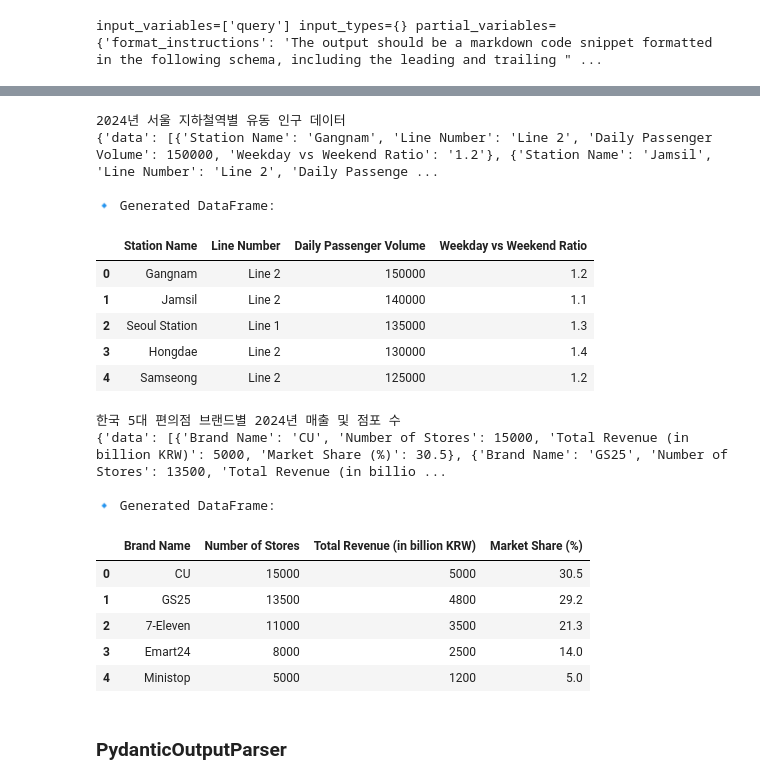
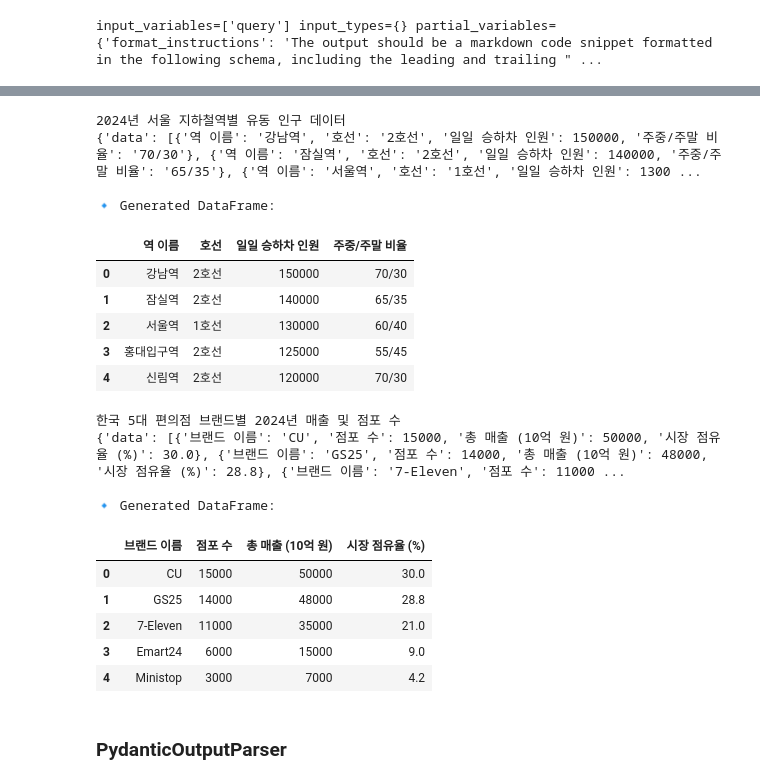
Before and after one commit to ikh0120/llm_langChain_app, a Jupyter notebook: groq_llm연동_OuptutParser.ipynb, the cells around one changed output, grey strips where cells are left out. Saved outputs shown, nothing was run; the diff lists cells and outputs as text; code cells hidden in the pictures.

```diff
--- a/groq_llm연동_OuptutParser.ipynb
+++ b/groq_llm연동_OuptutParser.ipynb
@@ -182,13 +211,14 @@ model = ChatOpenAI(temperature=0, model_name="gpt-4o")
 # 프롬프트 템플릿 설정
 prompt = PromptTemplate(
     template="""
-    You are a helpful assistant that interacts with a Pandas DataFrame.
-    The DataFrame contains the following columns: {columns}.
+    당신은 Pandas DataFrame과 상호작용하는 유용한 AI 비서입니다.
+    이 DataFrame은 다음 컬럼들을 포함합니다: {columns}.
 
-    Your task is to answer the user's query by generating a command in the following format:
+    당신의 임무는 사용자의 질의에 대해 다음 형식으로 명령어를 생성하여 답변하는 것입니다:
+    꼭 한글의 입력을 받았을 때 영어로 번역해서 질문을 받아주세요.
     {format_instructions}
 
-    User Query: {query}
+    사용자 질의: {query}
     """,
     input_variables=["query"],
     partial_variables={
@@ -201,7 +231,6 @@ print(prompt.partial_variables['columns'])
 # %% [output]
 Survived, Pclass, Name, Sex, Age, Siblings/Spouses Aboard, Parents/Children Aboard, Fare
 # %%
-# 계속 오류 생김김
 # 체인 생성
 chain = prompt | model | parser
 
@@ -209,7 +238,7 @@ chain = prompt | model | parser
 try:
     # **Name 열을 표시하십시오.**
     print('Name 컬럼 출력')
-    df_query = "Show the Name column"
+    df_query = "Name 컬럼을 보여주세요. "
 
     parser_output = chain.invoke({"query": df_query})
     print(type(parser_output))
@@ -217,7 +246,7 @@ try:
 
     # **첫번째 행을 표시하십시오.**
     print('첫번째 행 출력')
-    df_query2 = "Show first row"
+    df_query2 = "첫 번째 행을 보여주세요. "
 
     parser_output2 = chain.invoke({"query": df_query2})
     print(parser_output2)
@@ -259,27 +287,33 @@ model = ChatOpenAI(temperature=0, model_name="gpt-4o")
 
 # 응답 스키마 정의 {data: [{}, {}, {}] }
 response_schemas = [
-    ResponseSchema(name="data", description="A list of dictionaries representing table rows."),
+    ResponseSchema(name="data", description="테이블의 행을 나타내는 딕셔너리들의 목록입니다."),
 ]
-
 # Output Parser 설정
 parser = StructuredOutputParser.from_response_schemas(response_schemas)
 
+# print(parser)
+# print()
+# print(parser.get_format_instructions())
+# print()
 # 프롬프트 템플릿 설정
 prompt = PromptTemplate(
     template="""
-    You are an AI assistant that generates tabular data.
-    You must return the data in JSON format that follows this schema:
+    당신은 테이블 형태의 데이터를 생성하는 AI 비서입니다.
+    데이터는 반드시 다음 스키마를 따르는 JSON 형식으로 반환되어야 합니다:
 
     {format_instructions}
 
-    **User Query:**
+    **사용자 질의:**
     {query}
     """,
     input_variables=["query"],
     partial_variables={"format_instructions": parser.get_format_instructions()},
 )
 print(prompt)
+# print()
+# print(parser.get_format_instructions())
+# print()
 # %% [output]
 input_variables=['query'] input_types={} partial_variables={'format_instructions': 'The output should be a markdown code snippet formatted in the following schema, including the leading and trailing " ...
 # %%
@@ -330,42 +367,43 @@ df_seoul_housing
 # %%
 # [예제 2] 2024년 서울 지하철역별 유동 인구 데이터
 print('2024년 서울 지하철역별 유동 인구 데이터')
 df_seoul_subway = generate_dataframe(
-    "Generate a dataset of the top 10 busiest subway stations in Seoul in 2024 with columns: Station Name, Line Number, Daily Passenger Volume, and Weekday vs Weekend Ratio."
+    "2024년 서울에서 가장 붐비는 지하철역 상위 10곳에 대한 데이터셋을 생성해줘. \
+    컬럼은 역 이름, 호선, 일일 승하차 인원, 주중/주말 비율로 구성해줘."
 )
 if df_seoul_subway is not None:
     # print(df_seoul_subway.shape)
     df_seoul_subway.head()
 df_seoul_subway.head()
 # %% [output]
 2024년 서울 지하철역별 유동 인구 데이터
-{'data': [{'Station Name': 'Gangnam', 'Line Number': 'Line 2', 'Daily Passenger Volume': 150000, 'Weekday vs Weekend Ratio': '1.2'}, {'Station Name': 'Jamsil', 'Line Number': 'Line 2', 'Daily Passenge ...
+{'data': [{'역 이름': '강남역', '호선': '2호선', '일일 승하차 인원': 150000, '주중/주말 비율': '70/30'}, {'역 이름': '잠실역', '호선': '2호선', '일일 승하차 인원': 140000, '주중/주말 비율': '65/35'}, {'역 이름': '서울역', '호선': '1호선', '일일 승하차 인원': 1300 ...
 
 🔹 Generated DataFrame:
-|  | Station Name | Line Number | Daily Passenger Volume | Weekday vs Weekend Ratio |
-| 0 | Gangnam | Line 2 | 150000 | 1.2 |
-| 1 | Jamsil | Line 2 | 140000 | 1.1 |
-| 2 | Seoul Station | Line 1 | 135000 | 1.3 |
-| 3 | Hongdae | Line 2 | 130000 | 1.4 |
-| 4 | Samseong | Line 2 | 125000 | 1.2 |
+|  | 역 이름 | 호선 | 일일 승하차 인원 | 주중/주말 비율 |
+| 0 | 강남역 | 2호선 | 150000 | 70/30 |
+| 1 | 잠실역 | 2호선 | 140000 | 65/35 |
+| 2 | 서울역 | 1호선 | 130000 | 60/40 |
+| 3 | 홍대입구역 | 2호선 | 125000 | 55/45 |
+| 4 | 신림역 | 2호선 | 120000 | 70/30 |
 # %%
 # [예제 3] 한국 5대 편의점 브랜드별 2024년 매출 및 점포 수
 print('한국 5대 편의점 브랜드별 2024년 매출 및 점포 수')
 df_korean_convenience_stores = generate_dataframe(
-    "Create a dataset of the top 5 convenience store brands in Korea in 2024 with columns: Brand Name, Number of Stores, Total Revenue (in billion KRW), and Market Share (%)."
+    "2024년 한국 5대 편의점 브랜드에 대한 데이터셋을 생성해줘. 컬럼은 브랜드 이름, 점포 수, 총 매출 (10억 원), 시장 점유율 (%)로 구성해줘."
 )
-df_korean_convenience_stores.head()
+df_korean_convenience_stores.head(10)
 # %% [output]
 한국 5대 편의점 브랜드별 2024년 매출 및 점포 수
-{'data': [{'Brand Name': 'CU', 'Number of Stores': 15000, 'Total Revenue (in billion KRW)': 5000, 'Market Share (%)': 30.5}, {'Brand Name': 'GS25', 'Number of Stores': 13500, 'Total Revenue (in billio ...
+{'data': [{'브랜드 이름': 'CU', '점포 수': 15000, '총 매출 (10억 원)': 50000, '시장 점유율 (%)': 30.0}, {'브랜드 이름': 'GS25', '점포 수': 14000, '총 매출 (10억 원)': 48000, '시장 점유율 (%)': 28.8}, {'브랜드 이름': '7-Eleven', '점포 수': 11000 ...
 
 🔹 Generated DataFrame:
-|  | Brand Name | Number of Stores | Total Revenue (in billion KRW) | Market Share (%) |
-| 0 | CU | 15000 | 5000 | 30.5 |
-| 1 | GS25 | 13500 | 4800 | 29.2 |
-| 2 | 7-Eleven | 11000 | 3500 | 21.3 |
-| 3 | Emart24 | 8000 | 2500 | 14.0 |
-| 4 | Ministop | 5000 | 1200 | 5.0 |
+|  | 브랜드 이름 | 점포 수 | 총 매출 (10억 원) | 시장 점유율 (%) |
+| 0 | CU | 15000 | 50000 | 30.0 |
+| 1 | GS25 | 14000 | 48000 | 28.8 |
+| 2 | 7-Eleven | 11000 | 35000 | 21.0 |
+| 3 | Emart24 | 6000 | 15000 | 9.0 |
+| 4 | Ministop | 3000 | 7000 | 4.2 |
 # %% [markdown]
 ### PydanticOutputParser
 # %%
```
Also changed, not shown: parts of 5 cells of this notebook, 8 other files.
